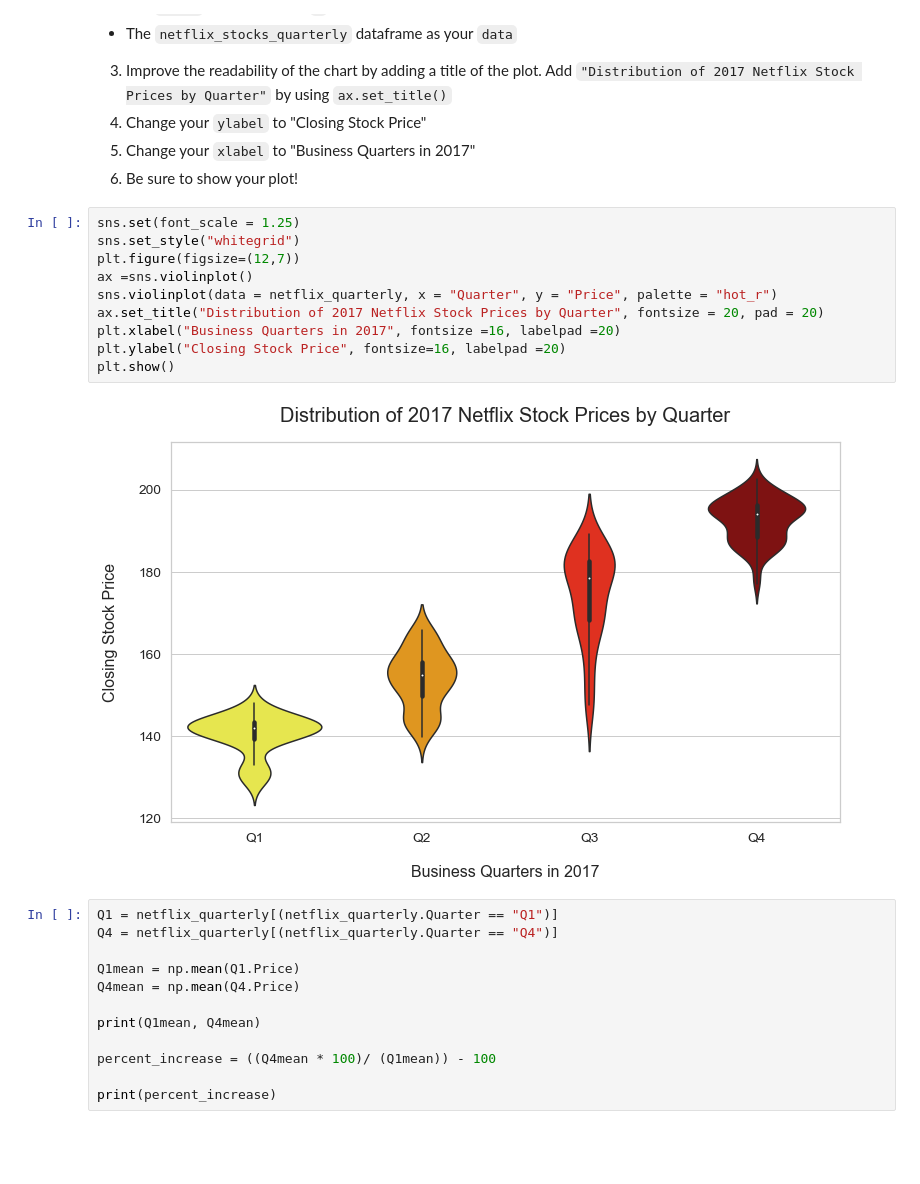
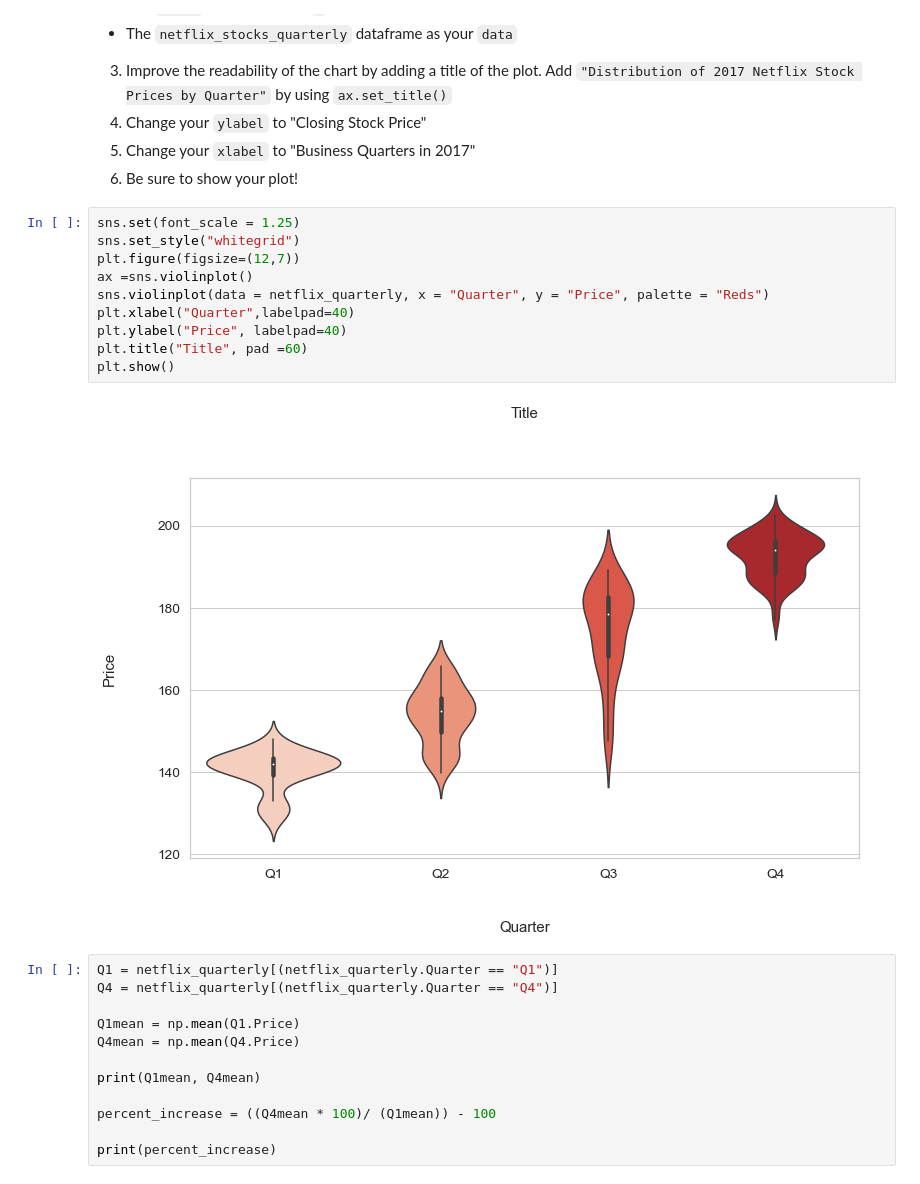
Before and after one commit to Accidental-DBA/Python-SQL, a Jupyter notebook: netflix_visualizations portfolio project code.ipynb, the cells around one changed output. Drawn from its saved outputs; the diff is of its cells as text; blank space fills up the shorter version.

```diff
--- a/netflix_visualizations portfolio project code.ipynb
+++ b/netflix_visualizations portfolio project code.ipynb
@@ -218,15 +218,15 @@ We want to get an understanding of the distribution of the Netflix quarterly sto
 # %%
 sns.set(font_scale = 1.25)
 sns.set_style("whitegrid")
 plt.figure(figsize=(12,7))
 ax =sns.violinplot()
-sns.violinplot(data = netflix_quarterly, x = "Quarter", y = "Price", palette = "hot_r")
-ax.set_title("Distribution of 2017 Netflix Stock Prices by Quarter", fontsize = 20, pad = 20)
-plt.xlabel("Business Quarters in 2017", fontsize =16, labelpad =20)
-plt.ylabel("Closing Stock Price", fontsize=16, labelpad =20)
+sns.violinplot(data = netflix_quarterly, x = "Quarter", y = "Price", palette = "Reds")
+plt.xlabel("Quarter",labelpad=40)
+plt.ylabel("Price", labelpad=40)
+plt.title("Title", pad =60)
 plt.show()
 # %% [output]
-[figure, old version]
+[figure, new version]
 # %%
 Q1 = netflix_quarterly[(netflix_quarterly.Quarter == "Q1")]
 Q4 = netflix_quarterly[(netflix_quarterly.Quarter == "Q4")]
```
Also changed, not shown: parts of 5 cells of this notebook, 14 other files.
